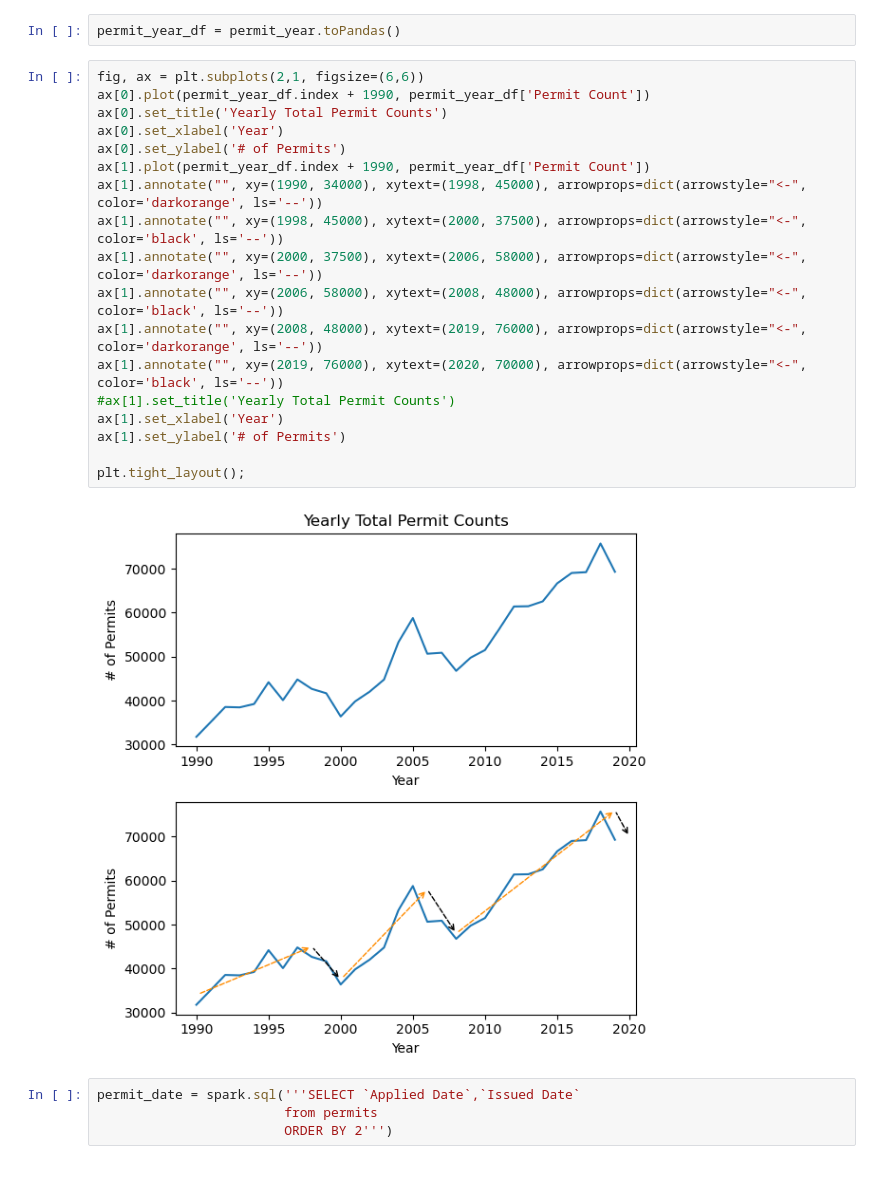
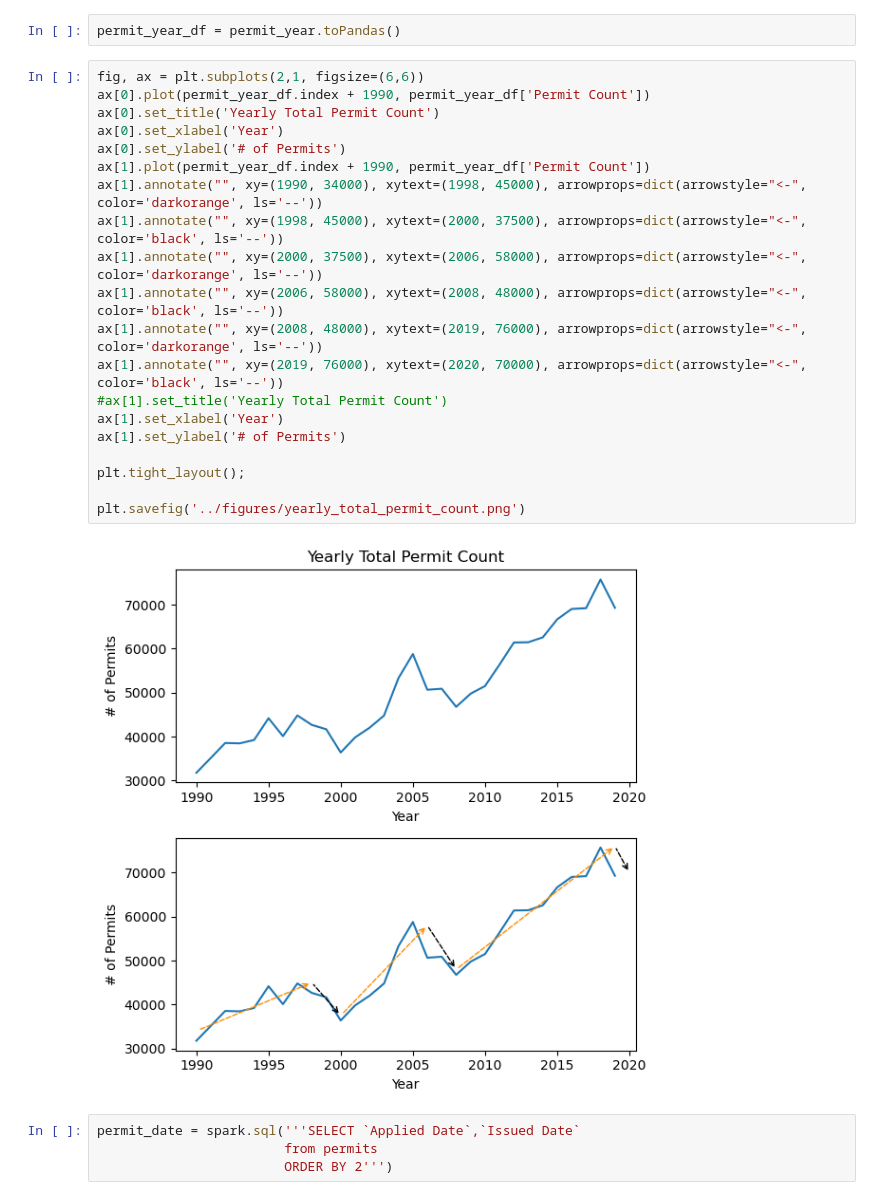
Before and after one commit to rezaganj/Capstone1-Construction-Permits-Austin-TX, a Jupyter notebook: notebooks/main.ipynb, the cells around one changed output. Cells and saved outputs as stored; diff of their text form.

```diff
--- a/notebooks/main.ipynb
+++ b/notebooks/main.ipynb
@@ -114,23 +114,25 @@ permit_year_df = permit_year.toPandas()
 # %%
 fig, ax = plt.subplots(2,1, figsize=(6,6))
 ax[0].plot(permit_year_df.index + 1990, permit_year_df['Permit Count'])
-ax[0].set_title('Yearly Total Permit Counts')
+ax[0].set_title('Yearly Total Permit Count')
 ax[0].set_xlabel('Year')
 ax[0].set_ylabel('# of Permits')
 ax[1].plot(permit_year_df.index + 1990, permit_year_df['Permit Count'])
 ax[1].annotate("", xy=(1990, 34000), xytext=(1998, 45000), arrowprops=dict(arrowstyle="<-", color='darkorange', ls='--'))
 ax[1].annotate("", xy=(1998, 45000), xytext=(2000, 37500), arrowprops=dict(arrowstyle="<-", color='black', ls='--'))
 ax[1].annotate("", xy=(2000, 37500), xytext=(2006, 58000), arrowprops=dict(arrowstyle="<-", color='darkorange', ls='--'))
 ax[1].annotate("", xy=(2006, 58000), xytext=(2008, 48000), arrowprops=dict(arrowstyle="<-", color='black', ls='--'))
 ax[1].annotate("", xy=(2008, 48000), xytext=(2019, 76000), arrowprops=dict(arrowstyle="<-", color='darkorange', ls='--'))
 ax[1].annotate("", xy=(2019, 76000), xytext=(2020, 70000), arrowprops=dict(arrowstyle="<-", color='black', ls='--'))
-#ax[1].set_title('Yearly Total Permit Counts')
+#ax[1].set_title('Yearly Total Permit Count')
 ax[1].set_xlabel('Year')
 ax[1].set_ylabel('# of Permits')
 
 plt.tight_layout();
+
+plt.savefig('../figures/yearly_total_permit_count.png')
 # %% [output]
-[figure, old version]
+[figure, new version]
 # %%
 permit_date = spark.sql('''SELECT `Applied Date`,`Issued Date`
                         from permits
```
Also changed, not shown: parts of 23 cells of this notebook, 19 other files.
